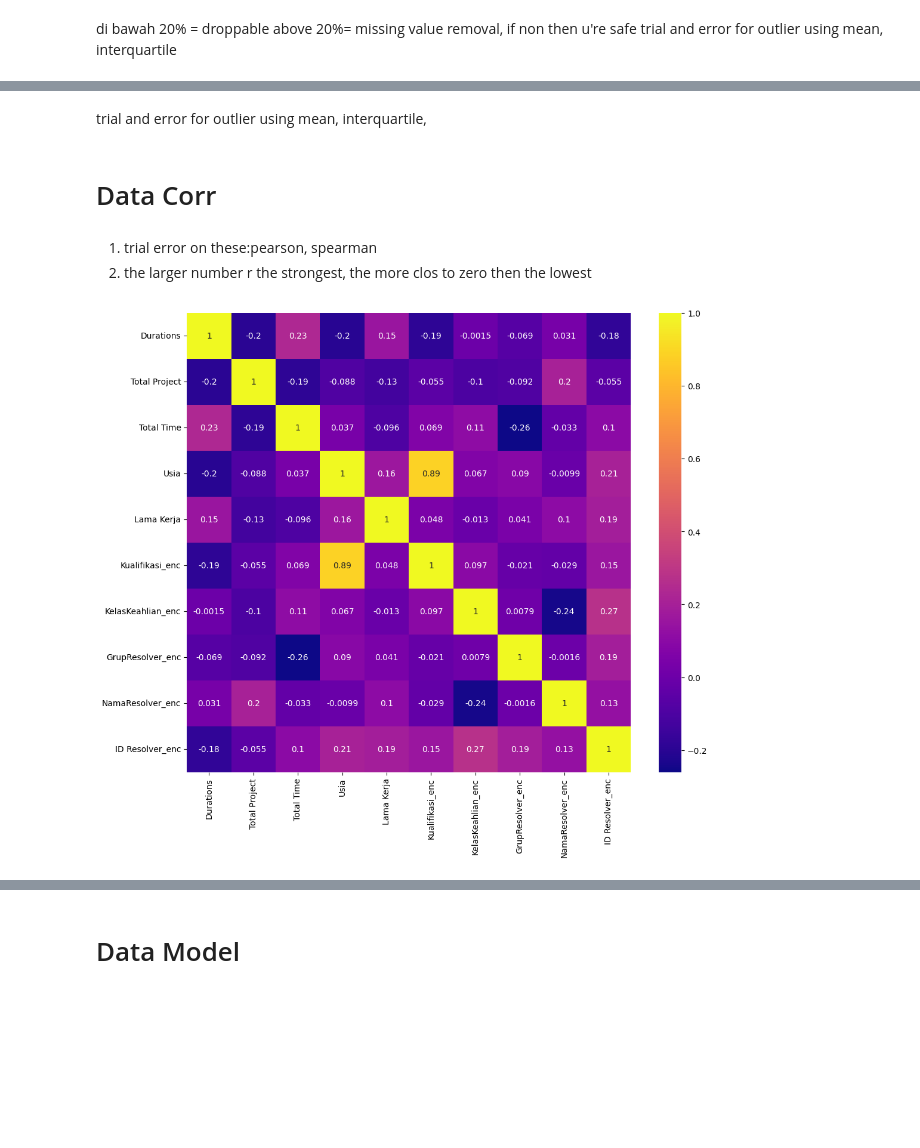
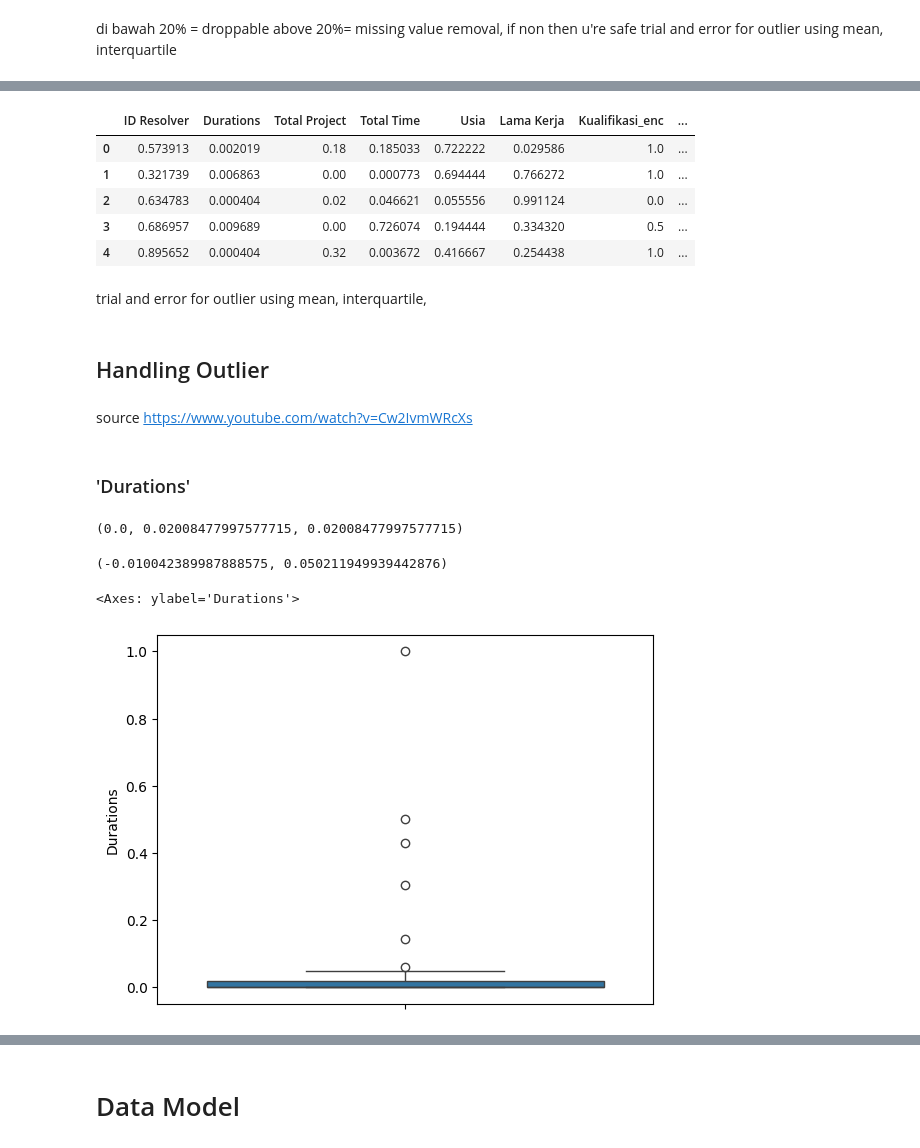
Before and after one commit to ghinamf/Data-Analyst_PKL, a Jupyter notebook: src/datamining2.ipynb, the cells around one changed output, grey strips where cells are left out. Cells and saved outputs as stored; diff of their text form; code cells hidden in the pictures; blank space fills up the shorter version.

```diff
--- a/src/datamining2.ipynb
+++ b/src/datamining2.ipynb
@@ -157,13 +229,11 @@ plt.show()
+# %%
+X_train_normalized.head(5)
+# %% [output]
+|  | ID Resolver | Durations | Total Project | Total Time | Usia | Lama Kerja | Kualifikasi_enc | ... |
+| 0 | 0.573913 | 0.002019 | 0.18 | 0.185033 | 0.722222 | 0.029586 | 1.0 | ... |
+| 1 | 0.321739 | 0.006863 | 0.00 | 0.000773 | 0.694444 | 0.766272 | 1.0 | ... |
+| 2 | 0.634783 | 0.000404 | 0.02 | 0.046621 | 0.055556 | 0.991124 | 0.0 | ... |
+| 3 | 0.686957 | 0.009689 | 0.00 | 0.726074 | 0.194444 | 0.334320 | 0.5 | ... |
+| 4 | 0.895652 | 0.000404 | 0.32 | 0.003672 | 0.416667 | 0.254438 | 1.0 | ... |
 # %% [markdown]
 trial and error for outlier using mean, interquartile,
-# %% [markdown]
-# Data Corr
-# %% [markdown]
-1. trial error on these:pearson, spearman
-2. the larger number r the strongest, the more clos to zero then the lowest
-# %%
-plt.figure(figsize=(12, 10))
-sns.heatmap(data_corr.corr(), annot=True, cmap='plasma') #plus target
-plt.show()
-# %% [output]
-[figure, removed]
@@ -169,0 +266,25 @@ plt.show()
+# %% [markdown]
+## Handling Outlier
+# %% [markdown]
+source
+https://www.youtube.com/watch?v=Cw2IvmWRcXs
+# %% [markdown]
+### 'Durations'
+# %%
+q1= X_train_normalized['Durations'].quantile(0.25)
+q3= X_train_normalized['Durations'].quantile(0.75)
+iqr= q3-q1
+q1, q3, iqr
+# %% [output]
+(0.0, 0.02008477997577715, 0.02008477997577715)
+# %%
+upper_limit= q3 + (1.5 * iqr)
+lower_limit= q3 - (1.5 * iqr)
+lower_limit, upper_limit
+# %% [output]
+(-0.010042389987888575, 0.050211949939442876)
+# %%
+sns.boxplot(X_train_normalized['Durations'])
+# %% [output]
+<Axes: ylabel='Durations'>
+[figure, added]
```
Also changed, not shown: parts of 83 cells of this notebook.
